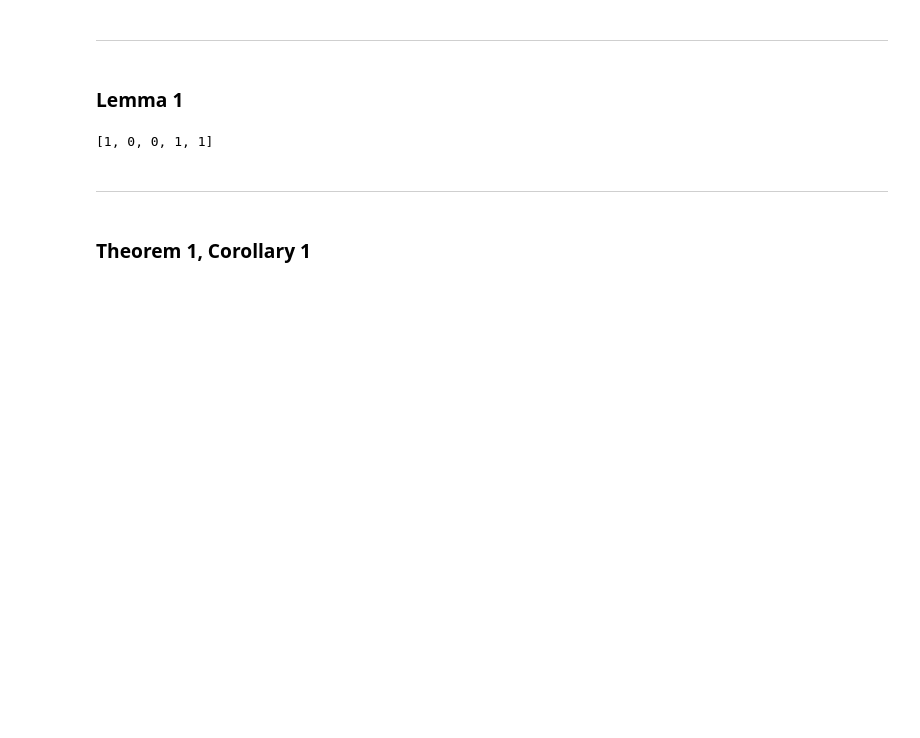
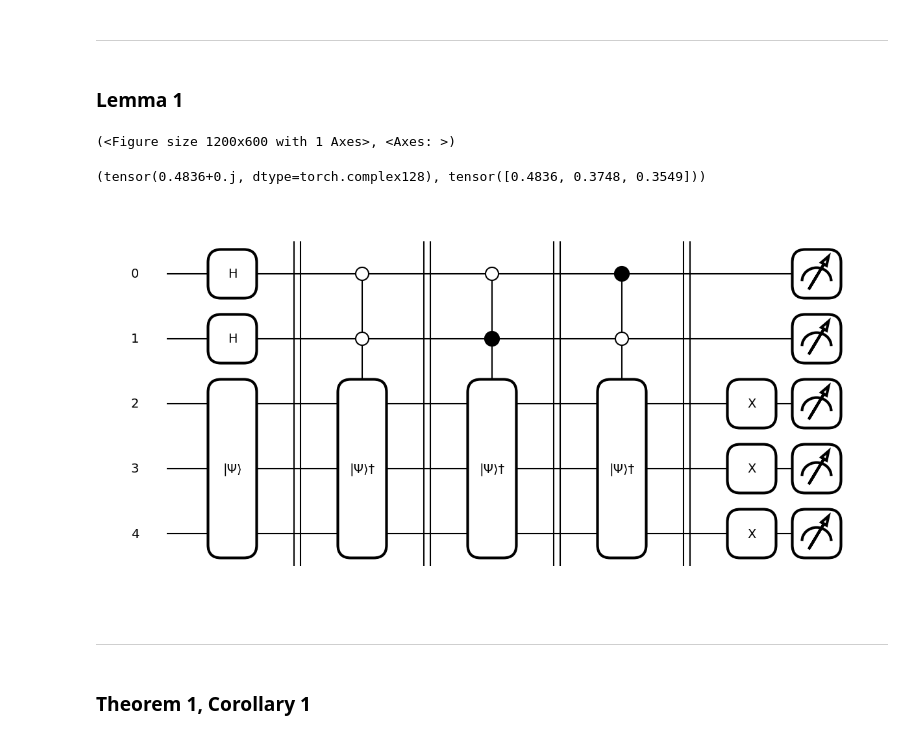
Before and after one commit to sehyunsix/NERF-vs-QRF, a Jupyter notebook: QAF/QAF.ipynb, the cells around one changed output. Cells and saved outputs as stored; diff of their text form; code cells hidden in the pictures; blank space fills up the shorter version.

Commit message:
Lemma1 Multi-Perceptroned

```diff
--- a/QAF/QAF.ipynb
+++ b/QAF/QAF.ipynb
@@ -92,12 +124,18 @@ class Lemma1:
-# %%
-import numpy as np
-
-def k_to_control_wire_list(k):
-    tmp = bin(k)[2:]
-    return [ int(i) for i in tmp]
-k_to_control_wire_list(19)
-# %% [output]
-[1, 0, 0, 1, 1]
+# %%
+num_of_weight = 3
+element_of_weight = 4
+w = torch.rand(num_of_weight, element_of_weight)
+x = torch.rand(element_of_weight)
+bias = torch.rand(num_of_weight)
+
+z = (w @ x + bias) / (len(x) + 1)
+
+test1 = Lemma1(w=w, x=x, b=bias, output_num=num_of_weight)
+test1.get_z(k=0, chk=True), z
+# %% [output]
+(<Figure size 1200x600 with 1 Axes>, <Axes: >)
+(tensor(0.4836+0.j, dtype=torch.complex128), tensor([0.4836, 0.3748, 0.3549]))
+[figure, added]
 # %% [markdown]
 ---
 # %% [markdown]
```
Also changed, not shown: parts of 1 cell of this notebook.
